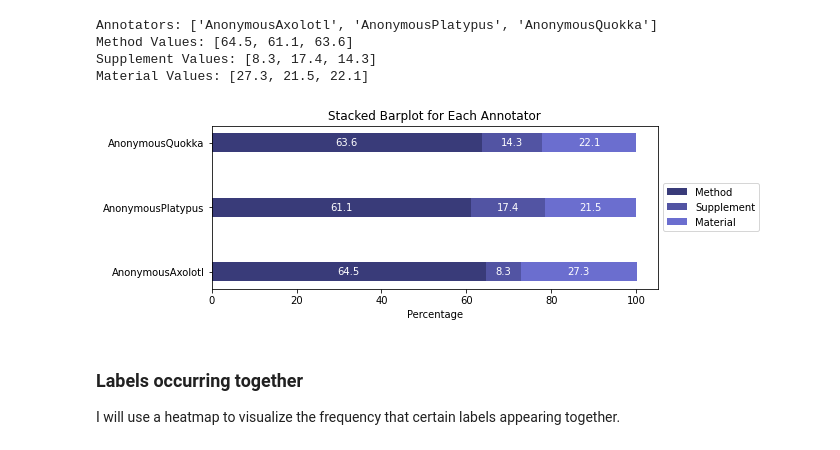
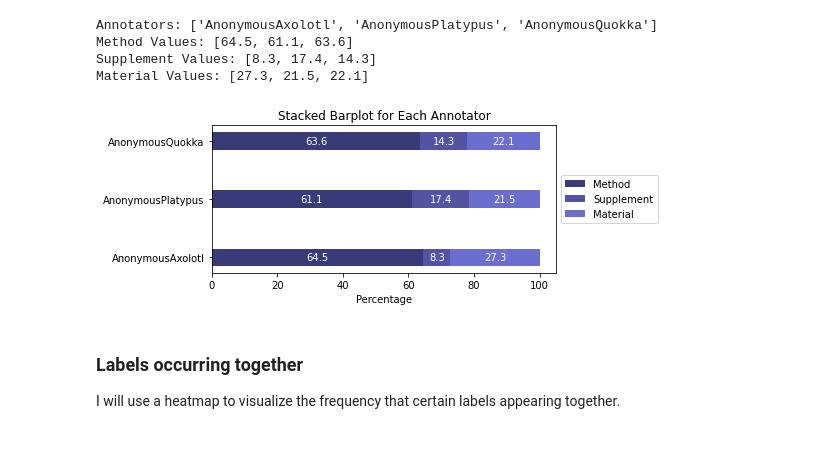
Before and after one commit to phantomloe/Thesis, a Jupyter notebook: Code/QA/QA_manually_labeled_data.ipynb, the cells around one changed output. Saved outputs shown, nothing was run; the diff lists cells and outputs as text; code cells hidden in the pictures.

```diff
--- a/Code/QA/QA_manually_labeled_data.ipynb
+++ b/Code/QA/QA_manually_labeled_data.ipynb
@@ -1019,35 +1022,36 @@ Material Values: [27.3, 21.5, 22.1]
 # %%
 # Set up positions for the bars
 bar_width = 0.3
 bar_positions = np.arange(len(annotators))
 
 # Get the first three colors from the tab20b colormap
 colors = plt.cm.tab20b(np.arange(3))
 
 # Set a slimmer figure size
 fig, ax = plt.subplots(figsize=(8, 3))  # Adjust the width (8) and height (3) as needed
 
 # Plot the bars with correct colormap
 method_bars = plt.barh(bar_positions, method_values, color=colors[0], label='Method', height=bar_width) #edgecolor='black'
 supplement_bars = plt.barh(bar_positions, supplement_values, left=method_values, color=colors[1], label='Supplement', height=bar_width)
 material_bars = plt.barh(bar_positions, material_values, left=np.add(method_values, supplement_values), color=colors[2], label='Material', height=bar_width)
 
 # Set labels and title
 plt.yticks(bar_positions, annotators)
 plt.xlabel('Percentage')
 plt.title('Stacked Barplot for Each Annotator')
 
 # Add values to the bars
 for bars, values in zip([method_bars, supplement_bars, material_bars], [method_values, supplement_values, material_values]):
     for bar, value in zip(bars, values):
         plt.text(bar.get_x() + bar.get_width() / 2, bar.get_y() + bar.get_height() / 2, f"{value:.1f}", color='white', ha='center', va='center')
 
 # Move legend outside of the figure
 plt.legend(loc='center left', bbox_to_anchor=(1, 0.5))
-plt.savefig('../../Results/graphics/QA_labelsDistribution_Zhao.png')
+plt.tight_layout()
+plt.savefig('../../Results/graphics/QA_labelsDistribution_Zhao.png',bbox_inches='tight', pad_inches=0.1)
 plt.show()
 # %% [output]
-[figure, old version]
+[figure, new version]
 # %% [markdown]
 <a name='labelsoccurringtogether'></a>
 ### Labels occurring together
```
Also changed, not shown: parts of 4 cells of this notebook, 27 other files.
